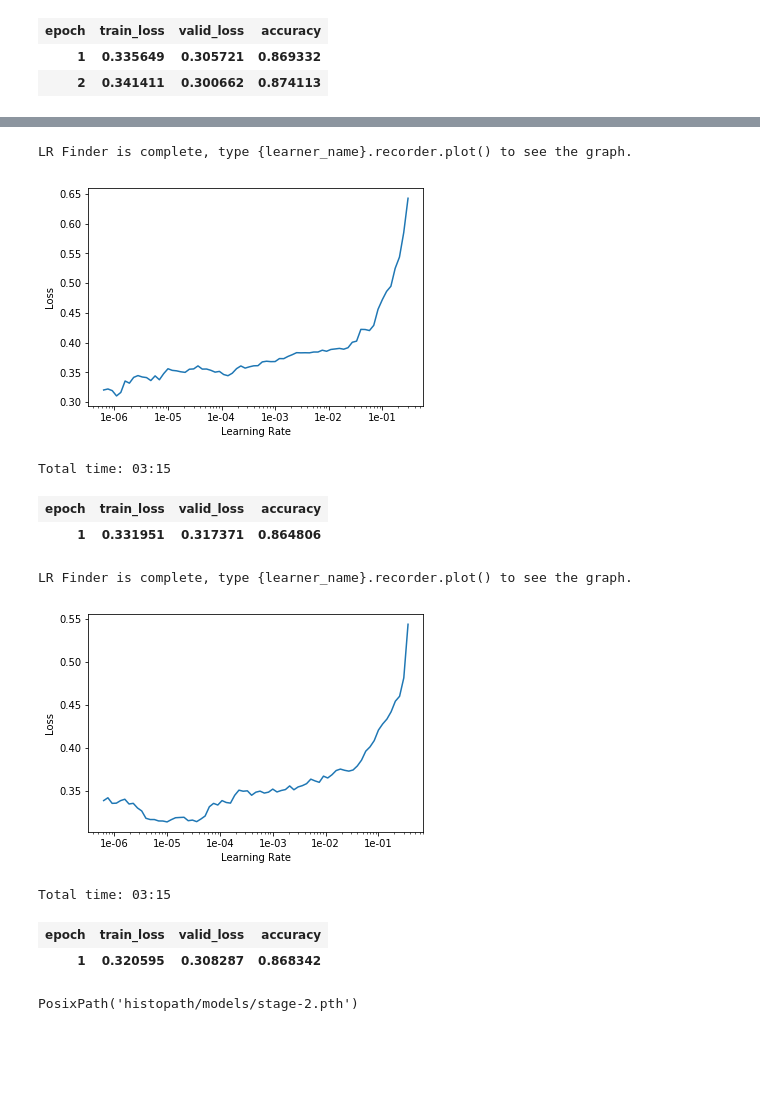
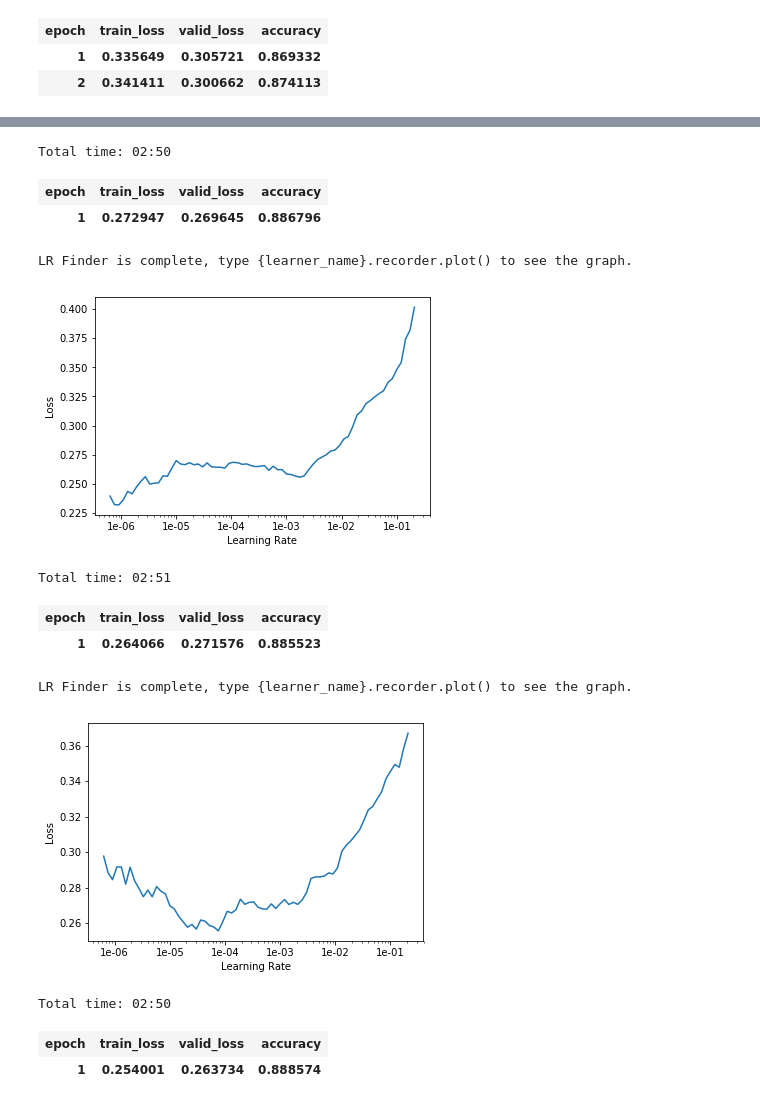
Before and after one commit to jsaurabh/deeplearning-ub, a Jupyter notebook: lesson1/CancerNet.ipynb, the cells around one changed output, grey strips where cells are left out. Saved outputs shown, nothing was run; the diff lists cells and outputs as text; code cells hidden in the pictures; blank space fills up the shorter version.

Commit message:
baseline model
Next up: Experiments and WebApp

```diff
--- a/lesson1/CancerNet.ipynb
+++ b/lesson1/CancerNet.ipynb
@@ -216,0 +229,3 @@ learn.load('stage-1')
+# %%
+learn.unfreeze()
+learn.fit_one_cycle(2, 1e-6)
@@ -217,28 +286,30 @@ learn.load('stage-1')
+# %%
+learn.fit_one_cycle(1)
+# %% [output]
+Total time: 02:50
+| epoch | train_loss | valid_loss | accuracy |
+| 1 | 0.272947 | 0.269645 | 0.886796 |
 # %%
 learn.lr_find()
 learn.recorder.plot()
 # %% [output]
 LR Finder is complete, type {learner_name}.recorder.plot() to see the graph.
-[figure, old version]
+[figure, new version]
 # %%
 learn.fit_one_cycle(1, 1e-6)
 # %% [output]
-Total time: 03:15
+Total time: 02:51
 | epoch | train_loss | valid_loss | accuracy |
-| 1 | 0.331951 | 0.317371 | 0.864806 |
+| 1 | 0.264066 | 0.271576 | 0.885523 |
 # %%
 learn.lr_find()
 learn.recorder.plot()
 # %% [output]
 LR Finder is complete, type {learner_name}.recorder.plot() to see the graph.
-[figure, old version]
+[figure, new version]
 # %%
-learn.fit_one_cycle(1, max_lr=slice(1e-6, 1e-5))
+learn.fit_one_cycle(1, 1e-5)
 # %% [output]
-Total time: 03:15
+Total time: 02:50
 | epoch | train_loss | valid_loss | accuracy |
-| 1 | 0.320595 | 0.308287 | 0.868342 |
+| 1 | 0.254001 | 0.263734 | 0.888574 |
-# %%
-learn.save('stage-2', path)
-# %% [output]
-PosixPath('histopath/models/stage-2.pth')
```
Also changed, not shown: parts of 69 cells of this notebook.
